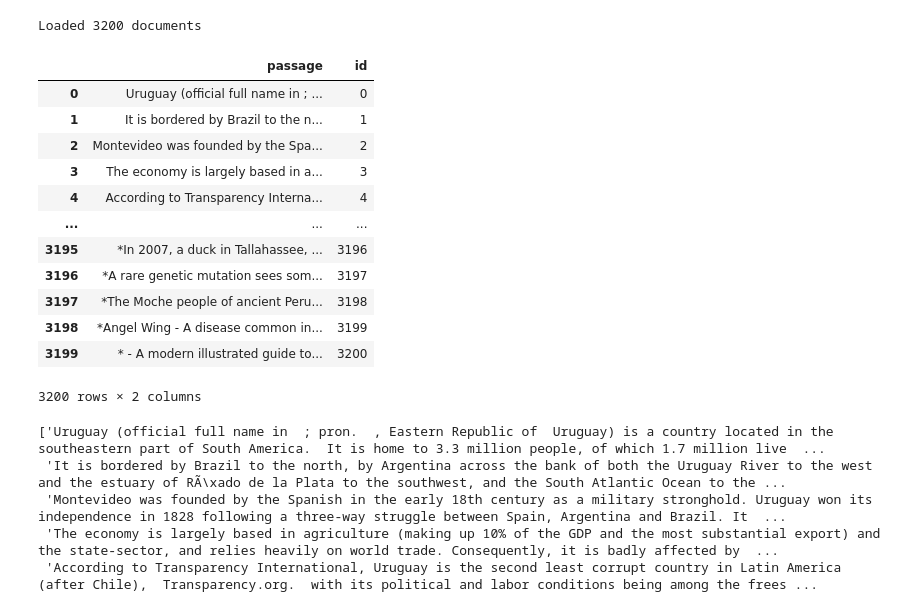
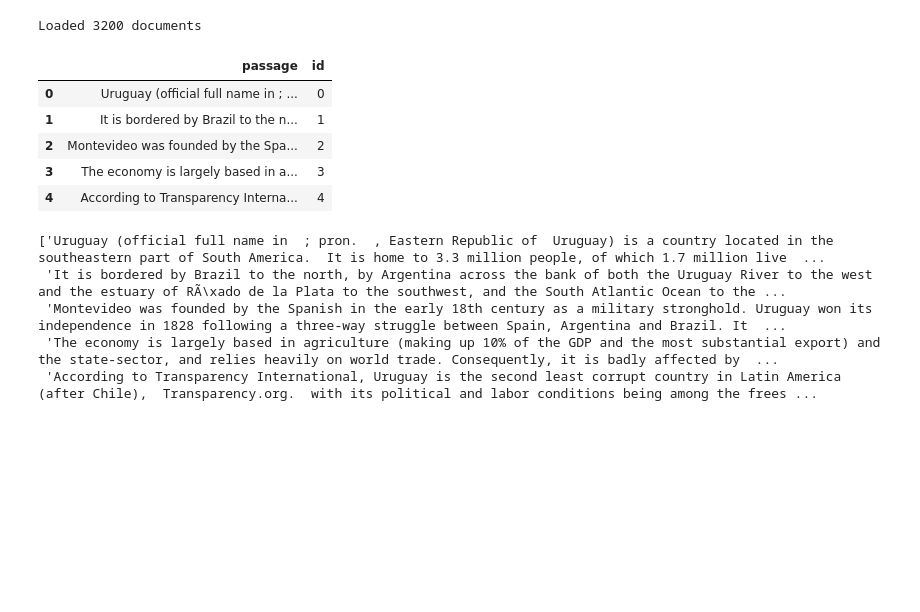
Before and after one commit to egozi/ai-rag-agents-course, a Jupyter notebook: meeting10-11/rag_demo_notebook.ipynb, the cells around one changed output. Drawn from its saved outputs; the diff is of its cells as text; code cells hidden in the pictures; blank space fills up the shorter version.

```diff
--- a/meeting10-11/rag_demo_notebook.ipynb
+++ b/meeting10-11/rag_demo_notebook.ipynb
@@ -20,21 +20,18 @@ print(f'Loaded {len(texts)} documents')
 Loaded 3200 documents
 # %%
 import pandas as pd
-pd.DataFrame(docs)
+pd.set_option('display.max_colwidth', None)
+
+
+df = pd.DataFrame(docs)
+df.head()
 # %% [output]
 |  | passage | id |
 | 0 | Uruguay (official full name in ; ... | 0 |
 | 1 | It is bordered by Brazil to the n... | 1 |
 | 2 | Montevideo was founded by the Spa... | 2 |
 | 3 | The economy is largely based in a... | 3 |
 | 4 | According to Transparency Interna... | 4 |
-| ... | ... | ... |
-| 3195 | *In 2007, a duck in Tallahassee, ... | 3196 |
-| 3196 | *A rare genetic mutation sees som... | 3197 |
-| 3197 | *The Moche people of ancient Peru... | 3198 |
-| 3198 | *Angel Wing - A disease common in... | 3199 |
-| 3199 | * - A modern illustrated guide to... | 3200 |
-3200 rows × 2 columns
 # %%
 texts[0:5]
 # %% [output]
```
Also changed, not shown: 3 other files.
